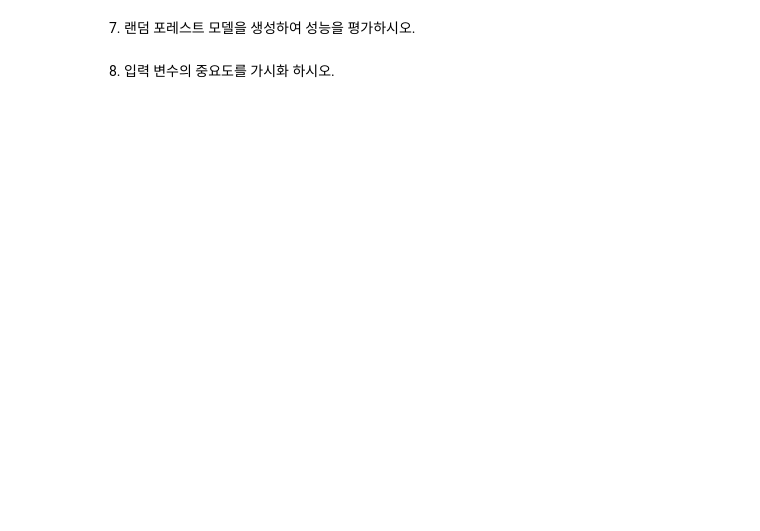
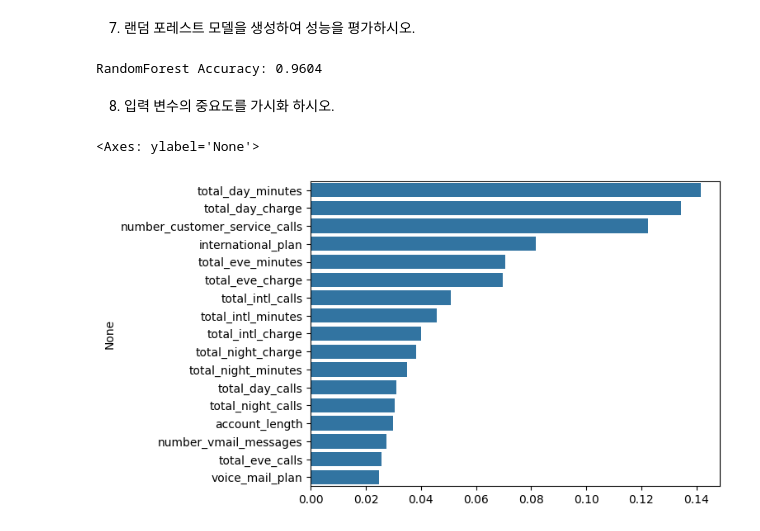
Before and after one commit to 0minKoh/data-mining-hyu, a Jupyter notebook: 6-2. 보팅과 랜덤포레스트 Lab 질문.ipynb, the cells around one changed output. Saved outputs shown, nothing was run; the diff lists cells and outputs as text; code cells hidden in the pictures; blank space fills up the shorter version.

```diff
--- a/6-2. 보팅과 랜덤포레스트 Lab 질문.ipynb
+++ b/6-2. 보팅과 랜덤포레스트 Lab 질문.ipynb
@@ -116,5 +112,28 @@ churnTest_df
 1667 rows × 18 columns
 # %% [markdown]
 5. 입력변수와 출력변수를 구분하여 각각을 X_train, y_train, X_test, y_test를 만들시오.
+# %%
+X_train = churnTrain_df.drop('churn', axis=1)
+  ## 또는 .iloc[:, :-1]
+y_train = churnTrain_df['churn']
+
+X_test = churnTest_df.drop('churn', axis=1)
+y_test = churnTest_df['churn']
 # %% [markdown]
 6. 의사결정나무, 로지스틱 회귀분석, kNN으로 이루어진 보팅 분류기를 만들어서 성능을 평가하시오.
+# %%
+from sklearn.ensemble import VotingClassifier
+from sklearn.tree import DecisionTreeClassifier
+from sklearn.linear_model import LogisticRegression
+from sklearn.neighbors import KNeighborsClassifier
+from sklearn.metrics import accuracy_score
+
+dt_clf = DecisionTreeClassifier()
+lr = LogisticRegression()
+knn = KNeighborsClassifier(n_neighbors=8)
+
+vo_clf = VotingClassifier(estimators=[('DT', dt_clf), ('LR', lr), ('KNN', knn)], voting='soft')
+
+vo_clf.fit(X_train, y_train)
+vo_pred = vo_clf.predict(X_test)
+print("Voting 정확도: {0:.4f}".format(accuracy_score(vo_pred, y_test)))
@@ -121,4 +149,27 @@ churnTest_df
 # %% [markdown]
 7. 랜덤 포레스트 모델을 생성하여 성능을 평가하시오.
+# %%
+from sklearn.ensemble import RandomForestClassifier
+
+rf_clf = RandomForestClassifier(random_state=0)
+rf_clf.fit(X_train, y_train)
+rf_pred = rf_clf.predict(X_test)
+
+print("RandomForest Accuracy: {0:.4f}".format(accuracy_score(rf_pred, y_test)))
+# %% [output]
+RandomForest Accuracy: 0.9604
 # %% [markdown]
 8. 입력 변수의 중요도를 가시화 하시오.
+# %%
+import matplotlib.pyplot as plt
+import seaborn as sns
+
+rf_importance_value = rf_clf.feature_importances_
+rf_importance_series = pd.Series(rf_importance_value, index=X_test.columns)
+rf_importance_series.sort_values(ascending=False, inplace=True)
+rf_importance_series = rf_importance_series[:20]
+
+sns.barplot(y=rf_importance_series.index, x=rf_importance_series.values)
+# %% [output]
+<Axes: ylabel='None'>
+[figure, added]
```
Also changed, not shown: parts of 5 cells of this notebook, 1 other file.
